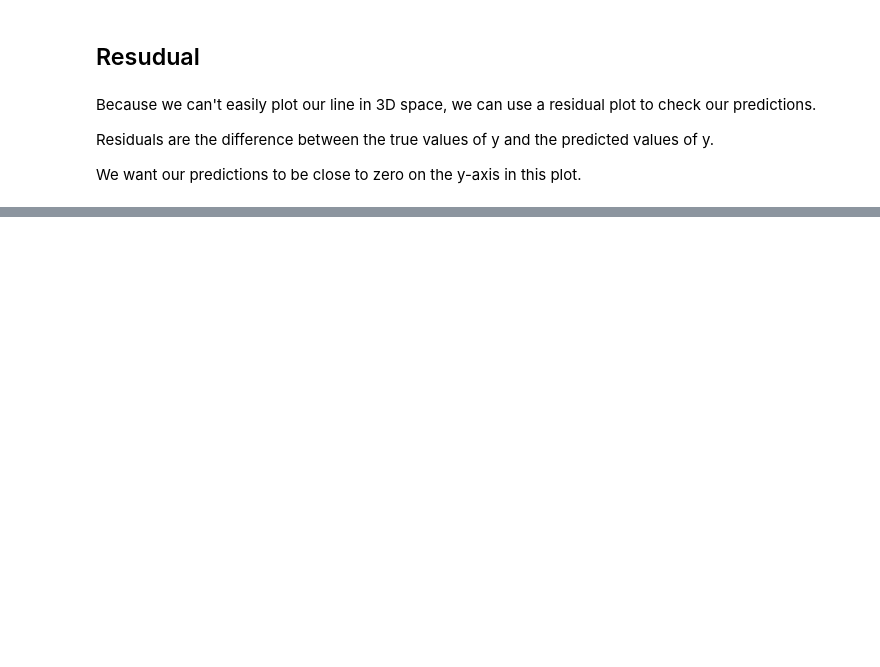
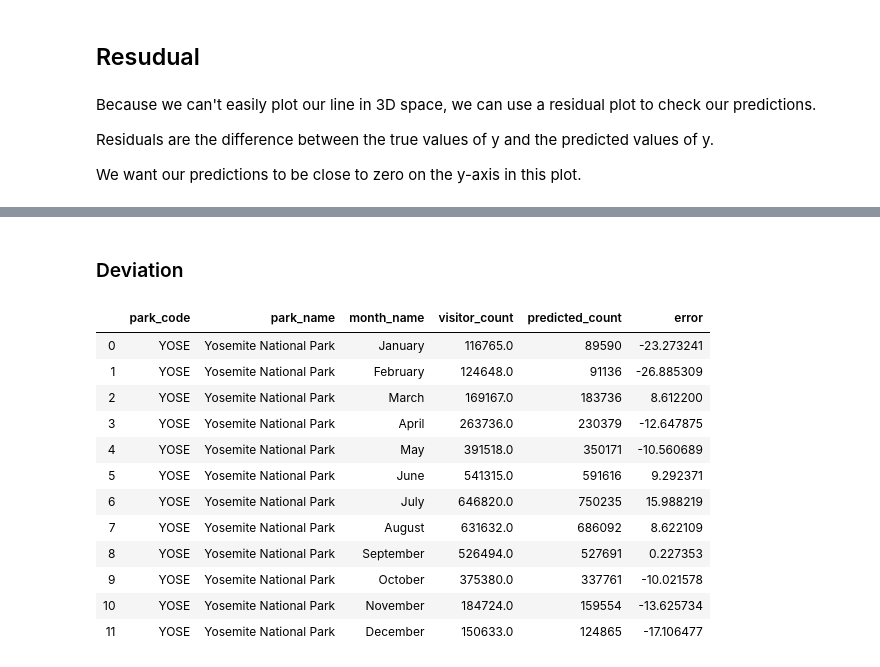
Before and after one commit to gkumar24/America-The-Beautiful, a Jupyter notebook: MultipleLinearRegression.ipynb, the cells around one changed output, grey strips where cells are left out. Cells and saved outputs as stored; diff of their text form; code cells hidden in the pictures; blank space fills up the shorter version.

```diff
--- a/MultipleLinearRegression.ipynb
+++ b/MultipleLinearRegression.ipynb
@@ -105,0 +183,20 @@ plt.show()
+# %% [markdown]
+### Deviation
+# %%
+NP_Fact_Sample_df["predicted_count"] = predictions_sample.astype('int32')
+NP_Fact_Sample_df["error"] =  100*(NP_Fact_Sample_df["predicted_count"] - NP_Fact_Sample_df["visitor_count"])/NP_Fact_Sample_df["visitor_count"]
+NP_Fact_Sample_df[["park_code","park_name","month_name","visitor_count","predicted_count","error"]]
+# %% [output]
+|  | park_code | park_name | month_name | visitor_count | predicted_count | error |
+| 0 | YOSE | Yosemite National Park | January | 116765.0 | 89590 | -23.273241 |
+| 1 | YOSE | Yosemite National Park | February | 124648.0 | 91136 | -26.885309 |
+| 2 | YOSE | Yosemite National Park | March | 169167.0 | 183736 | 8.612200 |
+| 3 | YOSE | Yosemite National Park | April | 263736.0 | 230379 | -12.647875 |
+| 4 | YOSE | Yosemite National Park | May | 391518.0 | 350171 | -10.560689 |
+| 5 | YOSE | Yosemite National Park | June | 541315.0 | 591616 | 9.292371 |
+| 6 | YOSE | Yosemite National Park | July | 646820.0 | 750235 | 15.988219 |
+| 7 | YOSE | Yosemite National Park | August | 631632.0 | 686092 | 8.622109 |
+| 8 | YOSE | Yosemite National Park | September | 526494.0 | 527691 | 0.227353 |
+| 9 | YOSE | Yosemite National Park | October | 375380.0 | 337761 | -10.021578 |
+| 10 | YOSE | Yosemite National Park | November | 184724.0 | 159554 | -13.625734 |
+| 11 | YOSE | Yosemite National Park | December | 150633.0 | 124865 | -17.106477 |
```
Also changed, not shown: parts of 23 cells of this notebook, 35 other files.
